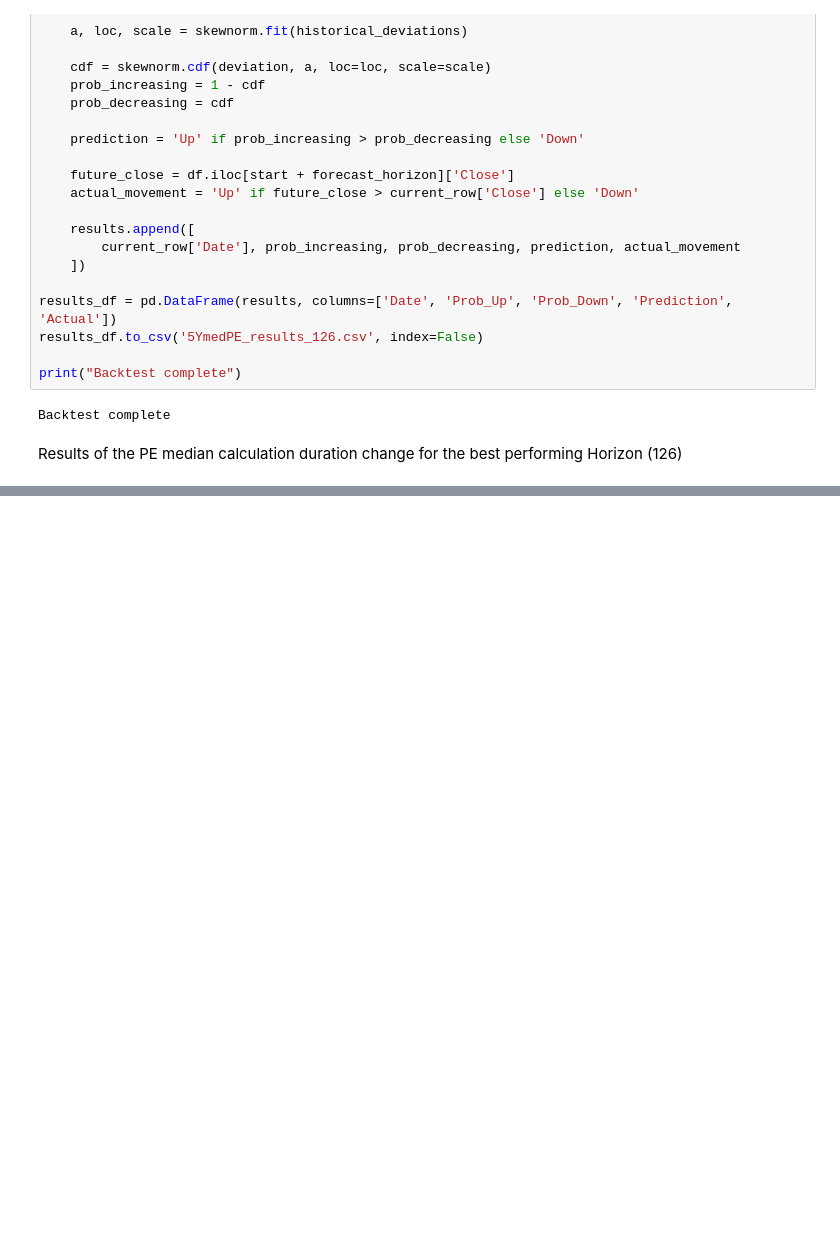
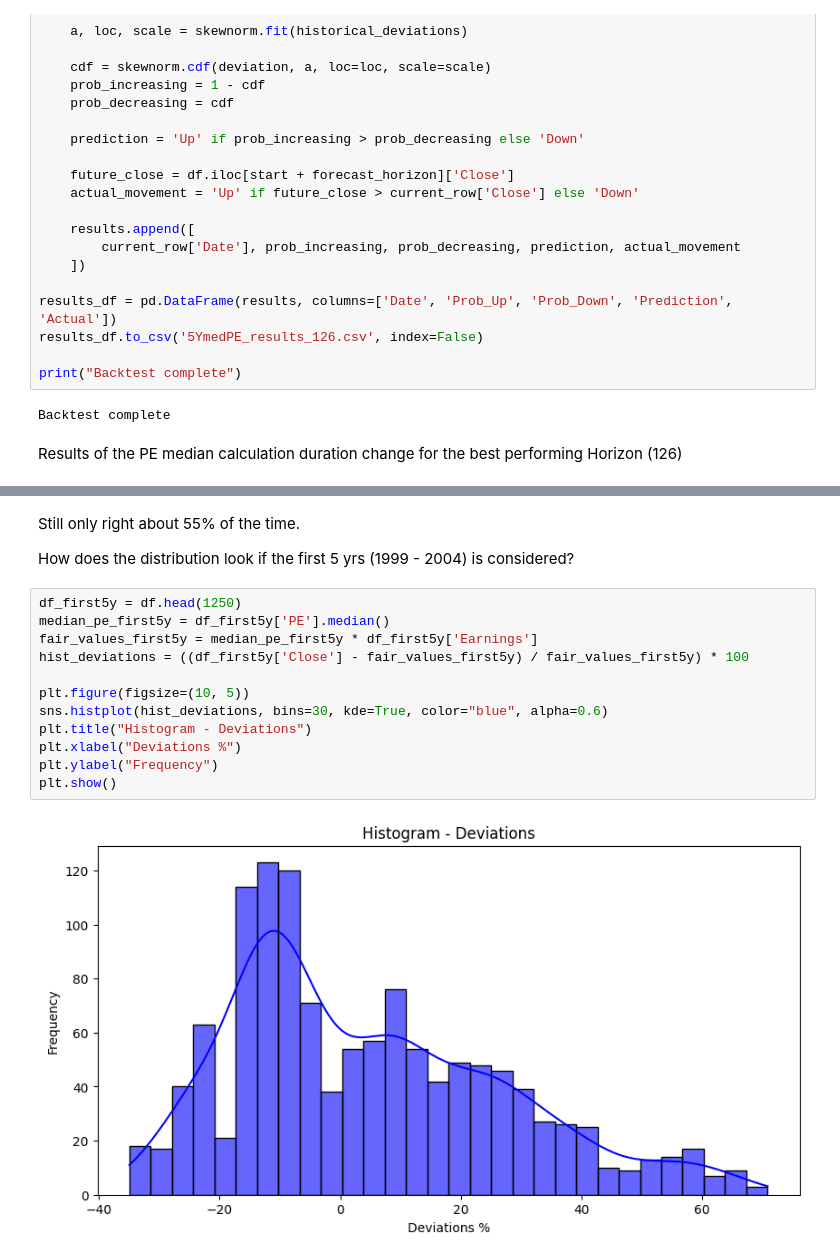
Before and after one commit to TheProfitPilgrim/MF_research_app, a Jupyter notebook: reports/report_src/mf_index_analysis/index_probability_model.ipynb, the cells around one changed output, grey strips where cells are left out. Cells and saved outputs as stored; diff of their text form; blank space fills up the shorter version.

```diff
--- a/reports/report_src/mf_index_analysis/index_probability_model.ipynb
+++ b/reports/report_src/mf_index_analysis/index_probability_model.ipynb
@@ -403,0 +494,18 @@ Add a threshold :
+# %% [markdown]
+Still only right about 55% of the time.
+
+How does the distribution look if the first 5 yrs (1999 - 2004) is considered?
+# %%
+df_first5y = df.head(1250)
+median_pe_first5y = df_first5y['PE'].median()
+fair_values_first5y = median_pe_first5y * df_first5y['Earnings']
+hist_deviations = ((df_first5y['Close'] - fair_values_first5y) / fair_values_first5y) * 100
+
+plt.figure(figsize=(10, 5))
+sns.histplot(hist_deviations, bins=30, kde=True, color="blue", alpha=0.6)
+plt.title("Histogram - Deviations")
+plt.xlabel("Deviations %")
+plt.ylabel("Frequency")
+plt.show()
+# %% [output]
+[figure, added]
```
Also changed, not shown: parts of 6 cells of this notebook, 1 other file.
